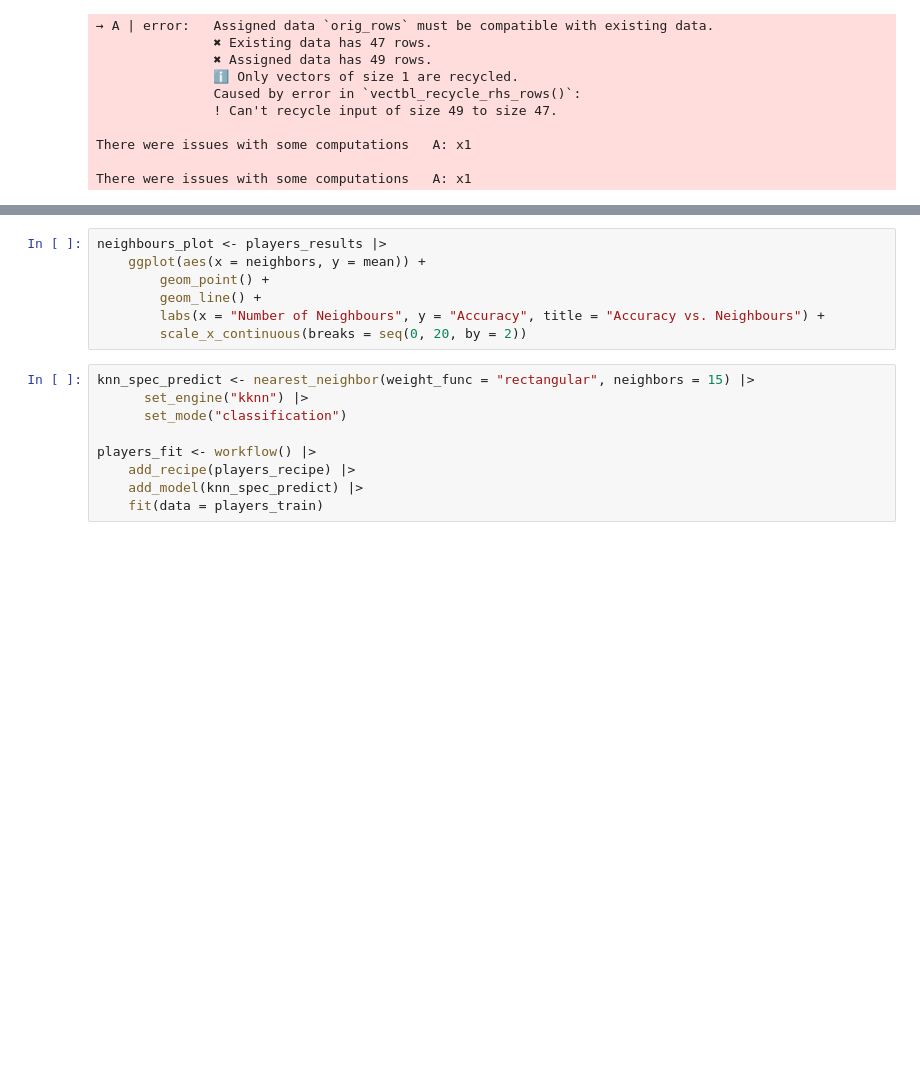
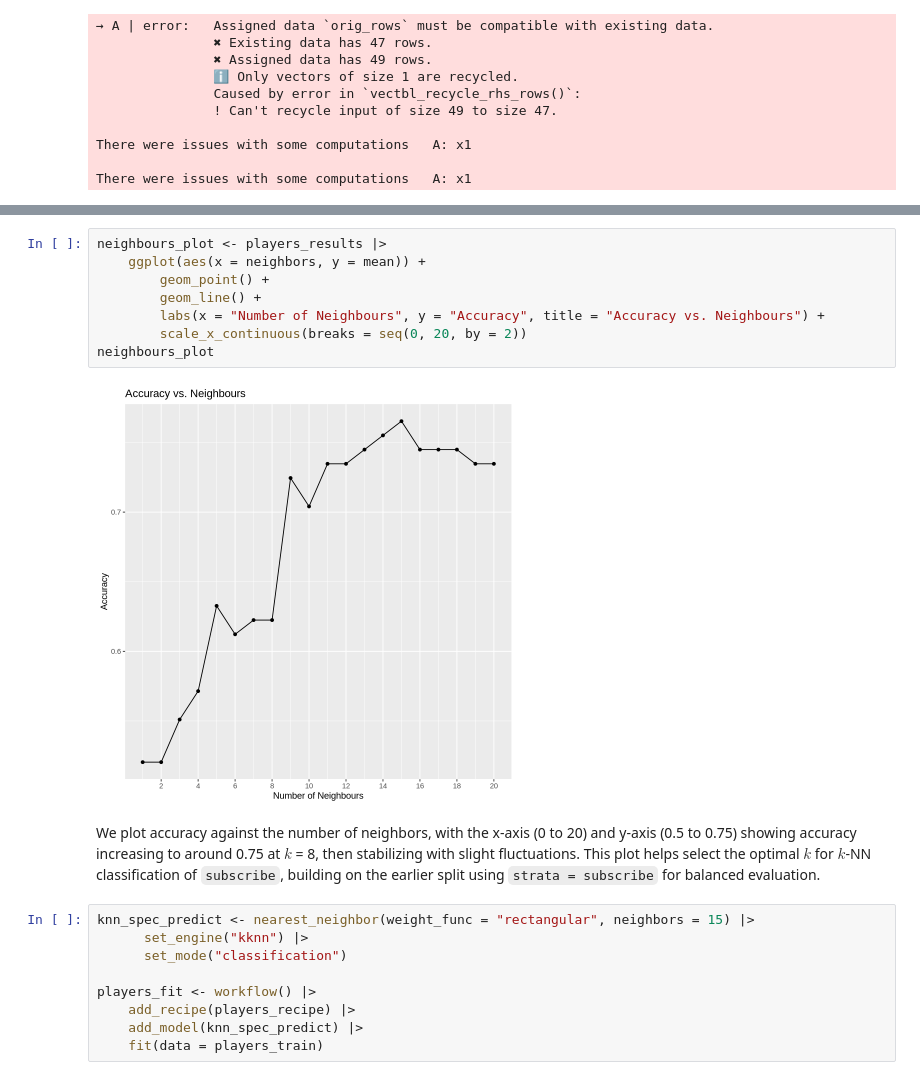
Before and after one commit to justin-pilson/dsci-100-project-2025w2-group-31, a Jupyter notebook: group-project-main-file.ipynb, the cells around one changed output, grey strips where cells are left out. Cells and saved outputs as stored; diff of their text form; blank space fills up the shorter version.

```diff
--- a/group-project-main-file.ipynb
+++ b/group-project-main-file.ipynb
@@ -200,10 +205,15 @@ There were issues with some computations   A: x1
 # %%
 neighbours_plot <- players_results |>
     ggplot(aes(x = neighbors, y = mean)) +
         geom_point() +
         geom_line() +
         labs(x = "Number of Neighbours", y = "Accuracy", title = "Accuracy vs. Neighbours") +
         scale_x_continuous(breaks = seq(0, 20, by = 2))
+neighbours_plot
+# %% [output]
+[figure, added]
+# %% [markdown]
+We plot accuracy against the number of neighbors, with the x-axis (0 to 20) and y-axis (0.5 to 0.75) showing accuracy increasing to around 0.75 at $k$ = 8, then stabilizing with slight fluctuations. This plot helps select the optimal $k$ for $k$-NN classification of `subscribe`, building on the earlier split using `strata = subscribe` for balanced evaluation.
 # %%
 knn_spec_predict <- nearest_neighbor(weight_func = "rectangular", neighbors = 15) |>
       set_engine("kknn") |>
```
Also changed, not shown: parts of 14 cells of this notebook.
